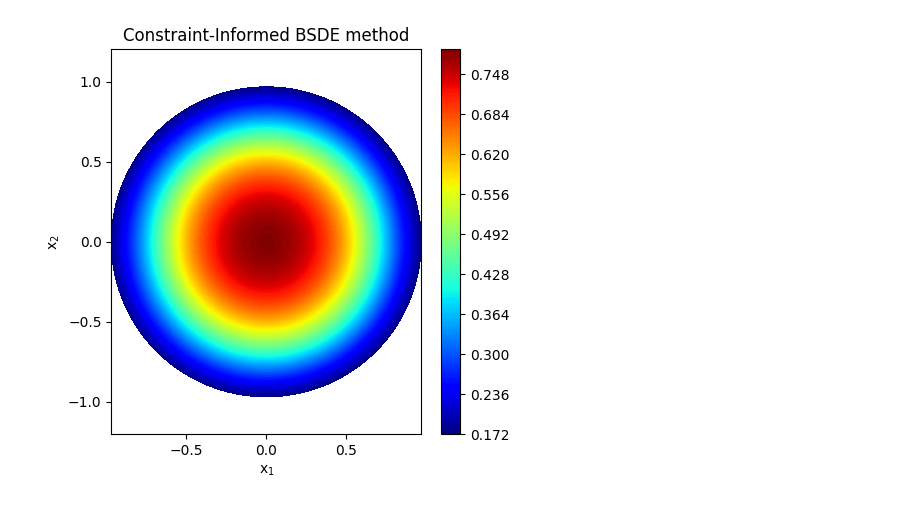
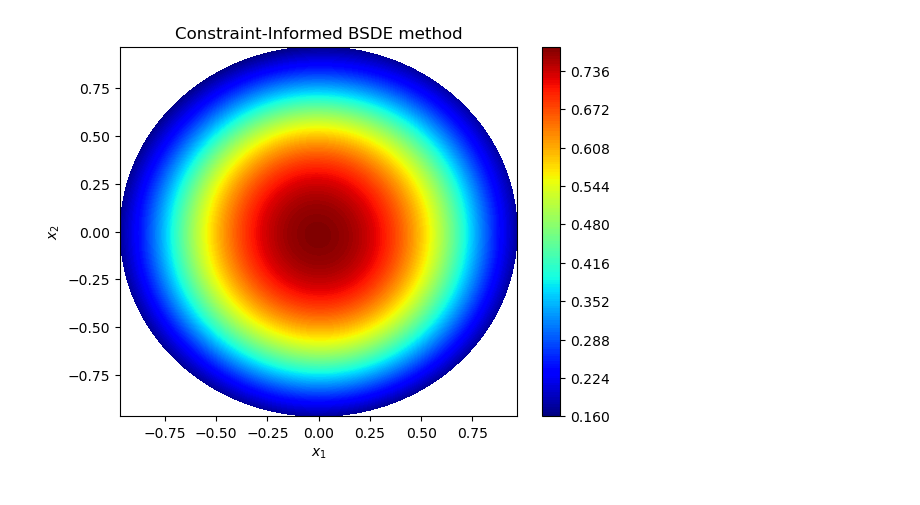
Before and after one commit to WANGH950/CIBSDE, a Jupyter notebook: Rotation.ipynb, the cells around one changed output. Drawn from its saved outputs; the diff is of its cells as text; code cells hidden in the pictures.

```diff
--- a/Rotation.ipynb
+++ b/Rotation.ipynb
@@ -30,6 +30,9 @@ def pc(i,x):
     x_polar = utils.polar_corr(x).reshape([batch*dx,2])
     return (x_polar[:,0]<torch.pi/4).reshape([batch,dx]).prod(dim=1,keepdim=True).float()
 
+def h(t,xb):
+    return torch.zeros([batch,1],device=device)
+
 def refb(x):
     thetab = torch.arccos(r/R/2)
     x = x.reshape([batch*dx,3])
@@ -53,6 +56,7 @@ model = nn.SphereIBSDE(
     t = t,
     f = f,
     D = D/r**2,
+    h = h,
     pc = pc,
     data_gen = data_gen,
     N = N,
@@ -83,14 +86,12 @@ x_polar = torch.stack([theta.reshape(shape[0]*shape[1]),phi.reshape(shape[0]*sha
 x = utils.euclid_corr(x_polar)
 y = model.p(x).detach().cpu().reshape(shape)
 # %%
-plt.figure(figsize=(5,5))
 x = x.reshape([101,201,3]).cpu()
 plt.xlabel('$x_1$')
 plt.ylabel('$x_2$')
-plt.axis('equal')
 plt.contourf(x[:,:,0],x[:,:,1],y,200,cmap='jet')
 plt.colorbar()
 plt.title('Constraint-Informed BSDE method')
 plt.show()
 # %% [output]
-[figure, old version]
+[figure, new version]
```
Also changed, not shown: parts of 1 cell of this notebook, 10 other files.
